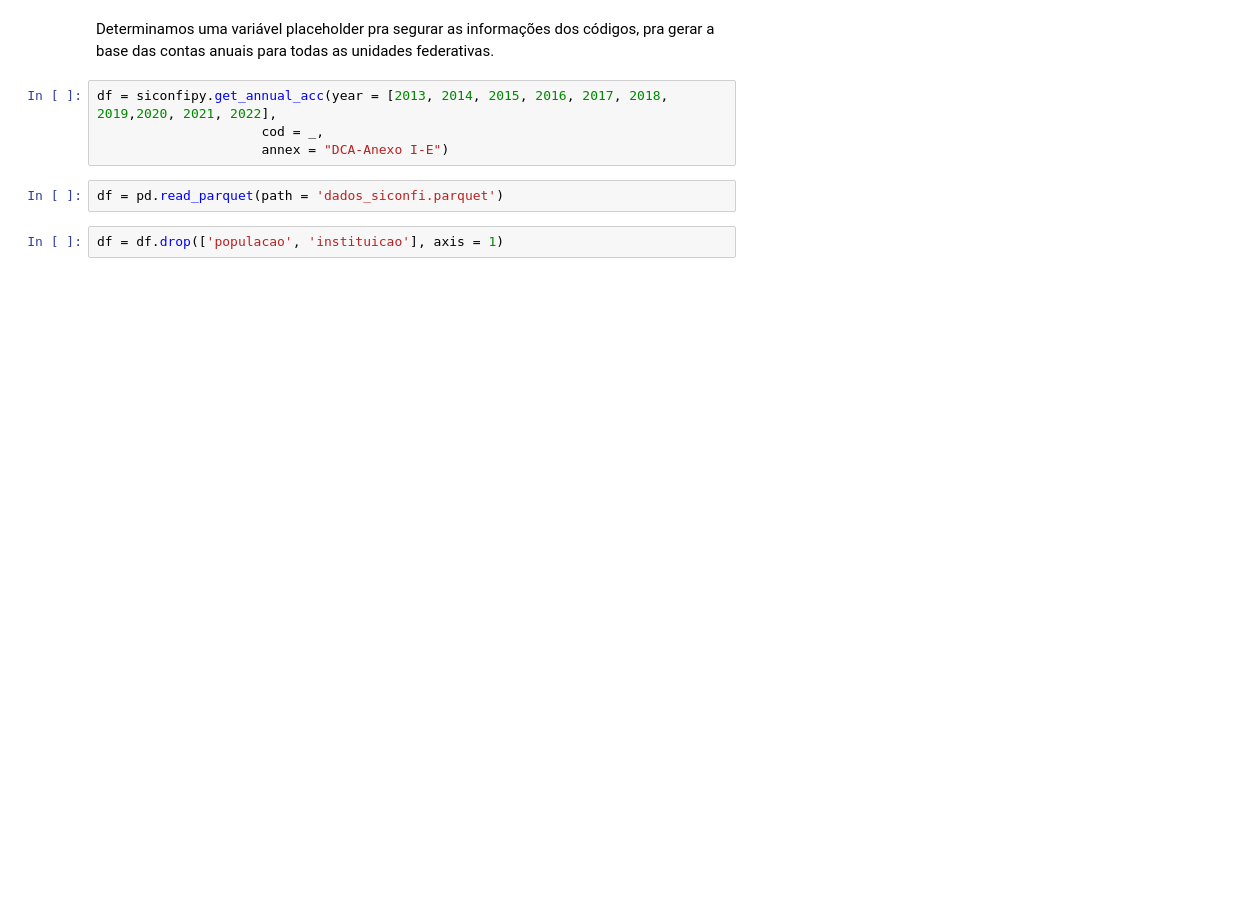
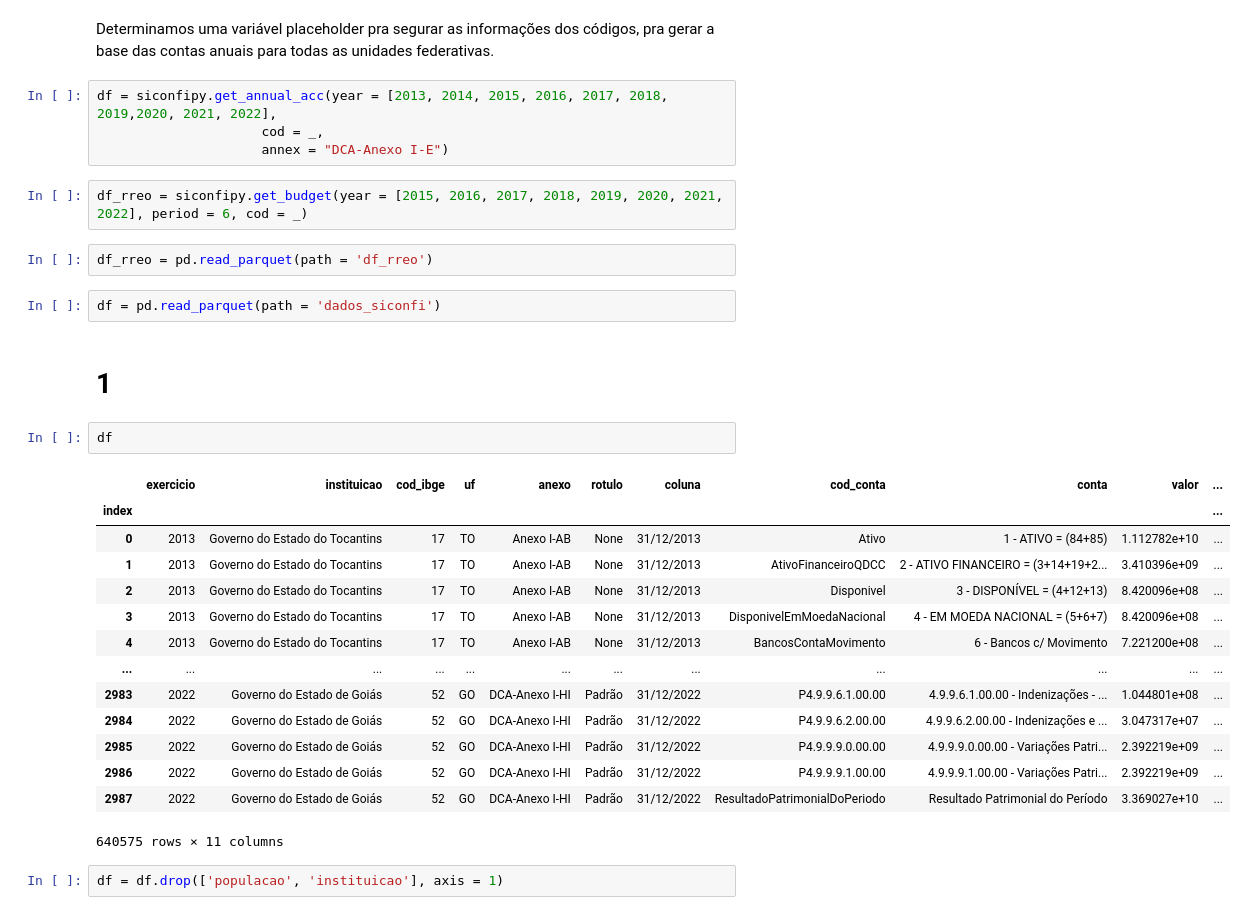
Before and after one commit to clgsantana/estudos, a Jupyter notebook: estudos.ipynb, the cells around one changed output. Saved outputs shown, nothing was run; the diff lists cells and outputs as text; blank space fills up the shorter version.

```diff
--- a/estudos.ipynb
+++ b/estudos.ipynb
@@ -35,7 +21,30 @@ Determinamos uma variável placeholder pra segurar as informações dos códigos
 df = siconfipy.get_annual_acc(year = [2013, 2014, 2015, 2016, 2017, 2018, 2019,2020, 2021, 2022],
                      cod = _,
                      annex = "DCA-Anexo I-E")
+# %%
+df_rreo = siconfipy.get_budget(year = [2015, 2016, 2017, 2018, 2019, 2020, 2021, 2022], period = 6, cod = _)
+# %%
+df_rreo = pd.read_parquet(path = 'df_rreo')
 # %%
-df = pd.read_parquet(path = 'dados_siconfi.parquet')
+df = pd.read_parquet(path = 'dados_siconfi')
+# %% [markdown]
+# 1
+# %%
+df
+# %% [output]
+|  | exercicio | instituicao | cod_ibge | uf | anexo | rotulo | coluna | cod_conta | conta | valor | ... |
+| index |  |  |  |  |  |  |  |  |  |  | ... |
+| 0 | 2013 | Governo do Estado do Tocantins | 17 | TO | Anexo I-AB | None | 31/12/2013 | Ativo | 1 - ATIVO = (84+85) | 1.112782e+10 | ... |
+| 1 | 2013 | Governo do Estado do Tocantins | 17 | TO | Anexo I-AB | None | 31/12/2013 | AtivoFinanceiroQDCC | 2 - ATIVO FINANCEIRO = (3+14+19+2... | 3.410396e+09 | ... |
+| 2 | 2013 | Governo do Estado do Tocantins | 17 | TO | Anexo I-AB | None | 31/12/2013 | Disponivel | 3 - DISPONÍVEL = (4+12+13) | 8.420096e+08 | ... |
+| 3 | 2013 | Governo do Estado do Tocantins | 17 | TO | Anexo I-AB | None | 31/12/2013 | DisponivelEmMoedaNacional | 4 - EM MOEDA NACIONAL = (5+6+7) | 8.420096e+08 | ... |
+| 4 | 2013 | Governo do Estado do Tocantins | 17 | TO | Anexo I-AB | None | 31/12/2013 | BancosContaMovimento | 6 - Bancos c/ Movimento | 7.221200e+08 | ... |
+| ... | ... | ... | ... | ... | ... | ... | ... | ... | ... | ... | ... |
+| 2983 | 2022 | Governo do Estado de Goiás | 52 | GO | DCA-Anexo I-HI | Padrão | 31/12/2022 | P4.9.9.6.1.00.00 | 4.9.9.6.1.00.00 - Indenizações - ... | 1.044801e+08 | ... |
+| 2984 | 2022 | Governo do Estado de Goiás | 52 | GO | DCA-Anexo I-HI | Padrão | 31/12/2022 | P4.9.9.6.2.00.00 | 4.9.9.6.2.00.00 - Indenizações e ... | 3.047317e+07 | ... |
+| 2985 | 2022 | Governo do Estado de Goiás | 52 | GO | DCA-Anexo I-HI | Padrão | 31/12/2022 | P4.9.9.9.0.00.00 | 4.9.9.9.0.00.00 - Variações Patri... | 2.392219e+09 | ... |
+| 2986 | 2022 | Governo do Estado de Goiás | 52 | GO | DCA-Anexo I-HI | Padrão | 31/12/2022 | P4.9.9.9.1.00.00 | 4.9.9.9.1.00.00 - Variações Patri... | 2.392219e+09 | ... |
+| 2987 | 2022 | Governo do Estado de Goiás | 52 | GO | DCA-Anexo I-HI | Padrão | 31/12/2022 | ResultadoPatrimonialDoPeriodo | Resultado Patrimonial do Período | 3.369027e+10 | ... |
+640575 rows × 11 columns
 # %%
 df = df.drop(['populacao', 'instituicao'], axis = 1)
```
Also changed, not shown: parts of 36 cells of this notebook.
